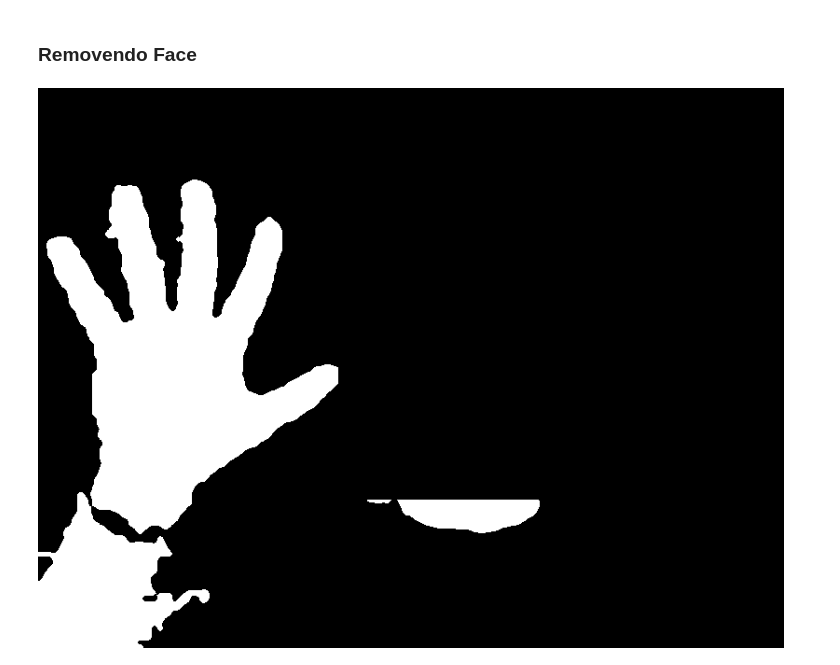
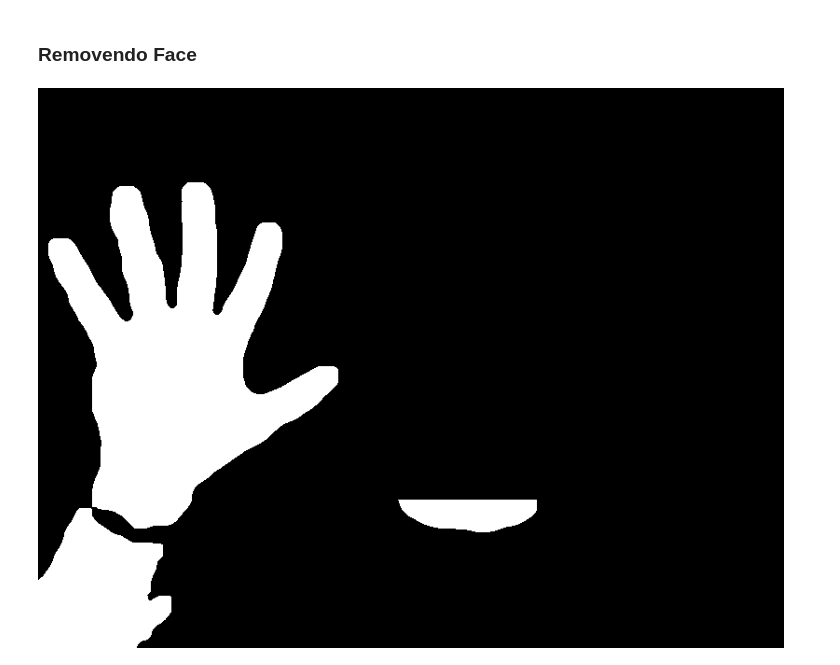
Before and after one commit to ssauloferreira/hand-tracking-classification, a Jupyter notebook: hand_gestures.ipynb, the cells around one changed output. Drawn from its saved outputs; the diff is of its cells as text; code cells hidden in the pictures.

```diff
--- a/hand_gestures.ipynb
+++ b/hand_gestures.ipynb
@@ -96,22 +132,19 @@ def remove_concomponent(img, min_value):
 # %%
-img = y + cr + cb
+img = cv2.merge((y,cr,cb))
 
-_, img_bin = cv2.threshold(img, 100, 255, cv2.THRESH_BINARY)
+img1 = img.copy()
 
-fig, axes = plt.subplots(1, 2, figsize=(15, 8))
+img2= cv2.cvtColor(img1, cv2.COLOR_BGR2GRAY)
+_, img3= cv2.threshold(img2, 100, 255, cv2.THRESH_BINARY)
+
+fig, axes = plt.subplots(1, 2, figsize=(12, 6))
 ax = axes.ravel()
 
-ax[0].imshow(img, cmap='gray')
-ax[0].set_title('Binary')
+ax[0].imshow(img1)
+ax[0].set_title('YCrCb merged')
 ax[0].set_axis_off()
 
-mask = backSub.apply(image)
-img2 = cv2.bitwise_and(mask, img_bin)
-img3 = cv2.medianBlur(img_mask, wsize_gaussian)
-
-ax[1].imshow(img, cmap='gray')
-ax[1].set_title('Filtro Média')
+ax[1].imshow(img3, cmap='gray')
+ax[1].set_title('Binarizada')
 ax[1].set_axis_off()
-
-img4 = remove_concomponent(img=img3, min_value=250)
 # %% [output]
@@ -118,0 +154,18 @@ img4 = remove_concomponent(img=img3, min_value=250)
+# %%
+mask = backSub.apply(image)
+img4 = cv2.bitwise_and(mask, img3)
+img5 = cv2.medianBlur(img4, wsize_gaussian)
+img5 = cv2.morphologyEx(img5, cv2.MORPH_OPEN, kernel)
+
+fig, axes = plt.subplots(1, 2, figsize=(12, 6))
+ax = axes.ravel()
+
+ax[0].imshow(img5, cmap='gray')
+ax[0].set_title('Filtro Média')
+ax[0].set_axis_off()
+
+img6 = remove_concomponent(img=img5, min_value=300)
+
+ax[1].imshow(img6, cmap='gray')
+ax[1].set_title('Removendo componente')
+ax[1].set_axis_off()
@@ -121,8 +176,8 @@ img4 = remove_concomponent(img=img3, min_value=250)
 # %%
 marge = 30
 for (x, y, w, h) in faces:
-    cv2.rectangle(img4, (x - marge, y - h + marge), (x + marge + w, y + marge + h), (0, 0, 0), -1)
+    cv2.rectangle(img6, (x - marge, y - h + marge), (x + marge + w, y + marge + h), (0, 0, 0), -1)
 
-cv2_imshow(img4)
+cv2_imshow(img6)
 # %% [output]
-[figure, old version]
+[figure, new version]
```
Also changed, not shown: parts of 9 cells of this notebook.
